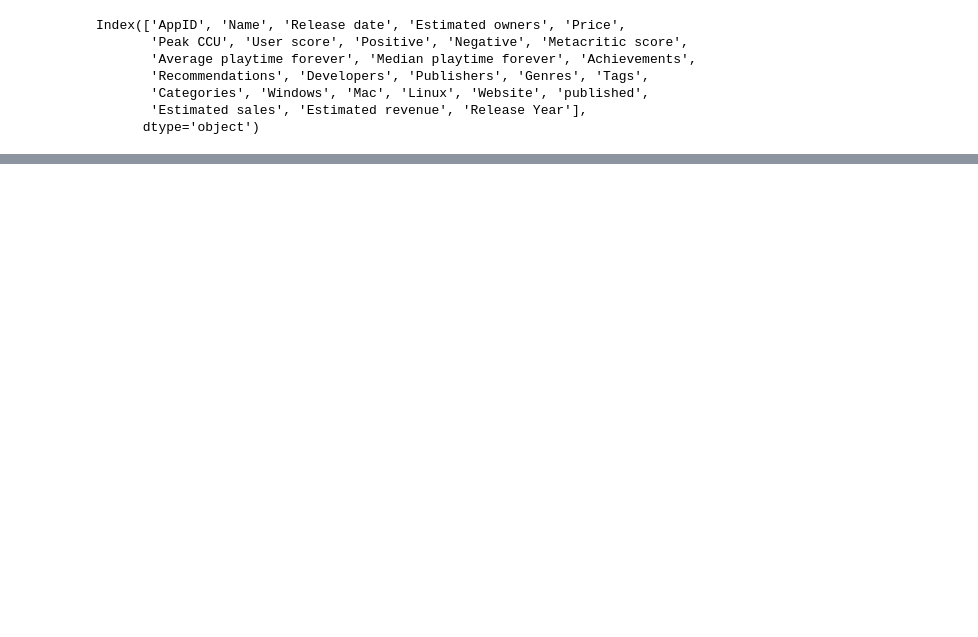
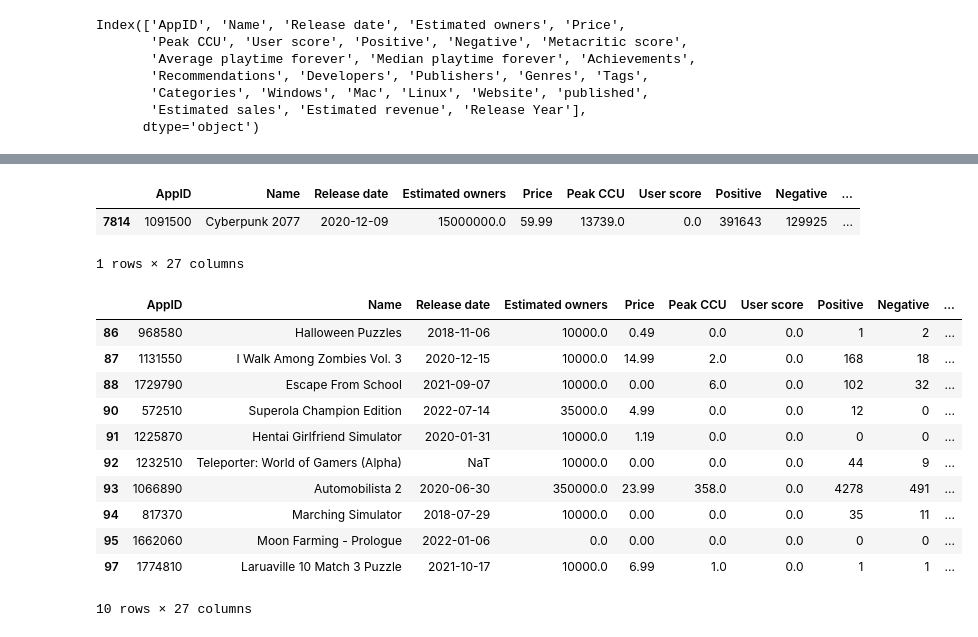
Before and after one commit to GitAlberto/GAMEDATA360, a Jupyter notebook: notebooks/EDA2.ipynb, the cells around one changed output, grey strips where cells are left out. Saved outputs shown, nothing was run; the diff lists cells and outputs as text; code cells hidden in the pictures; blank space fills up the shorter version.

```diff
--- a/notebooks/EDA2.ipynb
+++ b/notebooks/EDA2.ipynb
@@ -1386,0 +1423,23 @@ df_action.tail(2)
+# %%
+# Jeu ayant pour ID : 1091500
+df_analyse[df_analyse['AppID']==1091500]
+# %% [output]
+|  | AppID | Name | Release date | Estimated owners | Price | Peak CCU | User score | Positive | Negative | ... |
+| 7814 | 1091500 | Cyberpunk 2077 | 2020-12-09 | 15000000.0 | 59.99 | 13739.0 | 0.0 | 391643 | 129925 | ... |
+1 rows × 27 columns
+# %%
+# Jeux qui n'ont pas de metacritic score
+df_analyse[df_analyse['Metacritic score']==0][80:90]
+# %% [output]
+|  | AppID | Name | Release date | Estimated owners | Price | Peak CCU | User score | Positive | Negative | ... |
+| 86 | 968580 | Halloween Puzzles | 2018-11-06 | 10000.0 | 0.49 | 0.0 | 0.0 | 1 | 2 | ... |
+| 87 | 1131550 | I Walk Among Zombies Vol. 3 | 2020-12-15 | 10000.0 | 14.99 | 2.0 | 0.0 | 168 | 18 | ... |
+| 88 | 1729790 | Escape From School | 2021-09-07 | 10000.0 | 0.00 | 6.0 | 0.0 | 102 | 32 | ... |
+| 90 | 572510 | Superola Champion Edition | 2022-07-14 | 35000.0 | 4.99 | 0.0 | 0.0 | 12 | 0 | ... |
+| 91 | 1225870 | Hentai Girlfriend Simulator | 2020-01-31 | 10000.0 | 1.19 | 0.0 | 0.0 | 0 | 0 | ... |
+| 92 | 1232510 | Teleporter: World of Gamers (Alpha) | NaT | 10000.0 | 0.00 | 0.0 | 0.0 | 44 | 9 | ... |
+| 93 | 1066890 | Automobilista 2 | 2020-06-30 | 350000.0 | 23.99 | 358.0 | 0.0 | 4278 | 491 | ... |
+| 94 | 817370 | Marching Simulator | 2018-07-29 | 10000.0 | 0.00 | 0.0 | 0.0 | 35 | 11 | ... |
+| 95 | 1662060 | Moon Farming - Prologue | 2022-01-06 | 0.0 | 0.00 | 0.0 | 0.0 | 0 | 0 | ... |
+| 97 | 1774810 | Laruaville 10 Match 3 Puzzle | 2021-10-17 | 10000.0 | 6.99 | 1.0 | 0.0 | 1 | 1 | ... |
+10 rows × 27 columns
```
Also changed, not shown: parts of 15 cells of this notebook, 6 other files.
